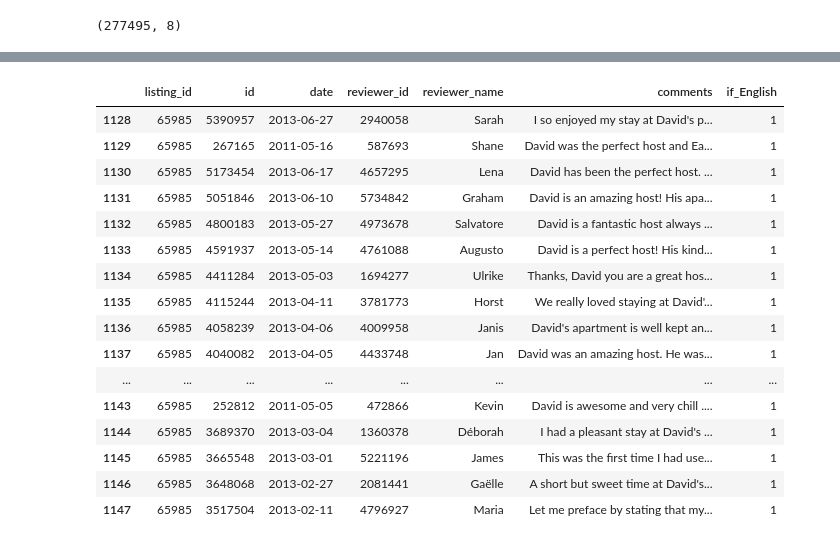
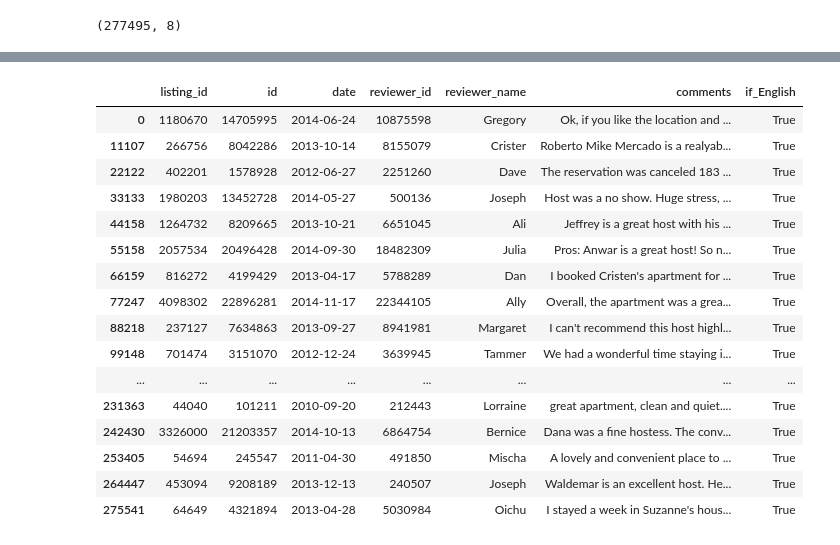
Before and after one commit to xwang146/cs109-airbnb-13, a Jupyter notebook: Code/01_load_exploration/Load_reviews.ipynb, the cells around one changed output, grey strips where cells are left out. Cells and saved outputs as stored; diff of their text form; code cells hidden in the pictures.

```diff
--- a/Code/01_load_exploration/Load_reviews.ipynb
+++ b/Code/01_load_exploration/Load_reviews.ipynb
@@ -18,6 +23,6 @@ import enchant
 # %%
 # read data
-reviews = pd.read_csv('./Data/reviews.csv')
+reviews = pd.read_csv('../../Data/reviews.csv')
 
 # check data
 reviews.head()
@@ -52,20 +48,16 @@ reviews = reviews[reviews['null_review'] == 0]
 print reviews.shape
 # %% [output]
 (277495, 8)
-# %%
-# check if review is English
-def check_if_english1(row):
-    in_str = row['comments']
-    count_not_en = 0
-    words = in_str.split()
-    d = enchant.Dict("en_US")
-    for idx in range(len(words)):
-        if d.check(words[idx]) is False:
-            count_not_en += 1
-    if float(count_not_en)/len(words) > 0.3:
-        return 0
-    else:
-        return 1
+# %%
+# check if review is English
+english_dict = enchant.Dict("en_US")
+
+def check_if_english1(row):
+    count_en = 0
+    words = row['comments'].split()
+    for word in words:
+        count_en += int(english_dict.check(word))
+    return count_en > 0.7 * len(words)
 # %%
 # Check if reviews are English
 reviews['if_English'] = reviews.apply(check_if_english1, axis=1)
@@ -82,22 +74,22 @@ float(reviews_cleaned.shape[0])/277659
-# %%
-reviews_cleaned[1000:1020]
-# %% [output]
-|  | listing_id | id | date | reviewer_id | reviewer_name | comments | if_English |
-| 1128 | 65985 | 5390957 | 2013-06-27 | 2940058 | Sarah | I so enjoyed my stay at David's p... | 1 |
-| 1129 | 65985 | 267165 | 2011-05-16 | 587693 | Shane | David was the perfect host and Ea... | 1 |
-| 1130 | 65985 | 5173454 | 2013-06-17 | 4657295 | Lena | David has been the perfect host. ... | 1 |
-| 1131 | 65985 | 5051846 | 2013-06-10 | 5734842 | Graham | David is an amazing host! His apa... | 1 |
-| 1132 | 65985 | 4800183 | 2013-05-27 | 4973678 | Salvatore | David is a fantastic host always ... | 1 |
-| 1133 | 65985 | 4591937 | 2013-05-14 | 4761088 | Augusto | David is a perfect host! His kind... | 1 |
-| 1134 | 65985 | 4411284 | 2013-05-03 | 1694277 | Ulrike | Thanks, David you are a great hos... | 1 |
-| 1135 | 65985 | 4115244 | 2013-04-11 | 3781773 | Horst | We really loved staying at David'... | 1 |
-| 1136 | 65985 | 4058239 | 2013-04-06 | 4009958 | Janis | David's apartment is well kept an... | 1 |
-| 1137 | 65985 | 4040082 | 2013-04-05 | 4433748 | Jan | David was an amazing host. He was... | 1 |
-| ... | ... | ... | ... | ... | ... | ... | ... |
-| 1143 | 65985 | 252812 | 2011-05-05 | 472866 | Kevin | David is awesome and very chill .... | 1 |
-| 1144 | 65985 | 3689370 | 2013-03-04 | 1360378 | Déborah | I had a pleasant stay at David's ... | 1 |
-| 1145 | 65985 | 3665548 | 2013-03-01 | 5221196 | James | This was the first time I had use... | 1 |
-| 1146 | 65985 | 3648068 | 2013-02-27 | 2081441 | Gaëlle | A short but sweet time at David's... | 1 |
-| 1147 | 65985 | 3517504 | 2013-02-11 | 4796927 | Maria | Let me preface by stating that my... | 1 |
 # %%
-reviews_cleaned.to_csv('./Data/reviews_cleaned.csv', sep=',', index = False)
+#output reviews
+reviews_cleaned.to_csv('../../Data/reviews_cleaned.csv', sep=',', index = False)
+reviews_cleaned[::10000]
+# %% [output]
+|  | listing_id | id | date | reviewer_id | reviewer_name | comments | if_English |
+| 0 | 1180670 | 14705995 | 2014-06-24 | 10875598 | Gregory | Ok, if you like the location and ... | True |
+| 11107 | 266756 | 8042286 | 2013-10-14 | 8155079 | Crister | Roberto Mike Mercado is a realyab... | True |
+| 22122 | 402201 | 1578928 | 2012-06-27 | 2251260 | Dave | The reservation was canceled 183 ... | True |
+| 33133 | 1980203 | 13452728 | 2014-05-27 | 500136 | Joseph | Host was a no show. Huge stress, ... | True |
+| 44158 | 1264732 | 8209665 | 2013-10-21 | 6651045 | Ali | Jeffrey is a great host with his ... | True |
+| 55158 | 2057534 | 20496428 | 2014-09-30 | 18482309 | Julia | Pros: Anwar is a great host! So n... | True |
+| 66159 | 816272 | 4199429 | 2013-04-17 | 5788289 | Dan | I booked Cristen's apartment for ... | True |
+| 77247 | 4098302 | 22896281 | 2014-11-17 | 22344105 | Ally | Overall, the apartment was a grea... | True |
+| 88218 | 237127 | 7634863 | 2013-09-27 | 8941981 | Margaret | I can't recommend this host highl... | True |
+| 99148 | 701474 | 3151070 | 2012-12-24 | 3639945 | Tammer | We had a wonderful time staying i... | True |
+| ... | ... | ... | ... | ... | ... | ... | ... |
+| 231363 | 44040 | 101211 | 2010-09-20 | 212443 | Lorraine | great apartment, clean and quiet.... | True |
+| 242430 | 3326000 | 21203357 | 2014-10-13 | 6864754 | Bernice | Dana was a fine hostess. The conv... | True |
+| 253405 | 54694 | 245547 | 2011-04-30 | 491850 | Mischa | A lovely and convenient place to ... | True |
+| 264447 | 453094 | 9208189 | 2013-12-13 | 240507 | Joseph | Waldemar is an excellent host. He... | True |
+| 275541 | 64649 | 4321894 | 2013-04-28 | 5030984 | Oichu | I stayed a week in Suzanne's hous... | True |
```
Also changed, not shown: parts of 12 cells of this notebook, 1 other file.
